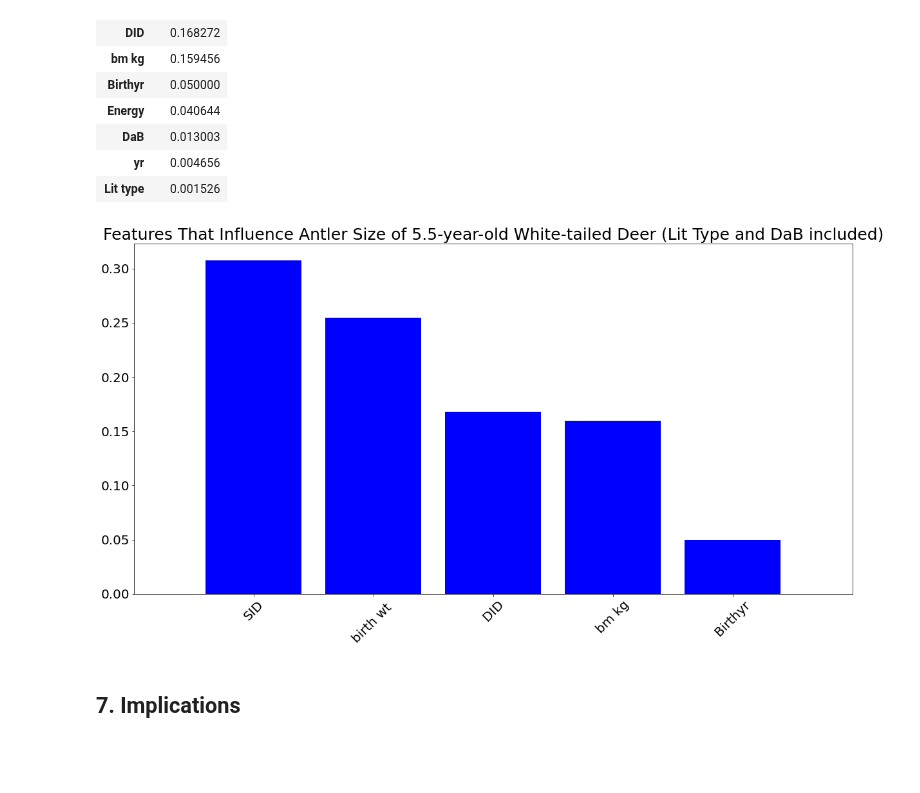
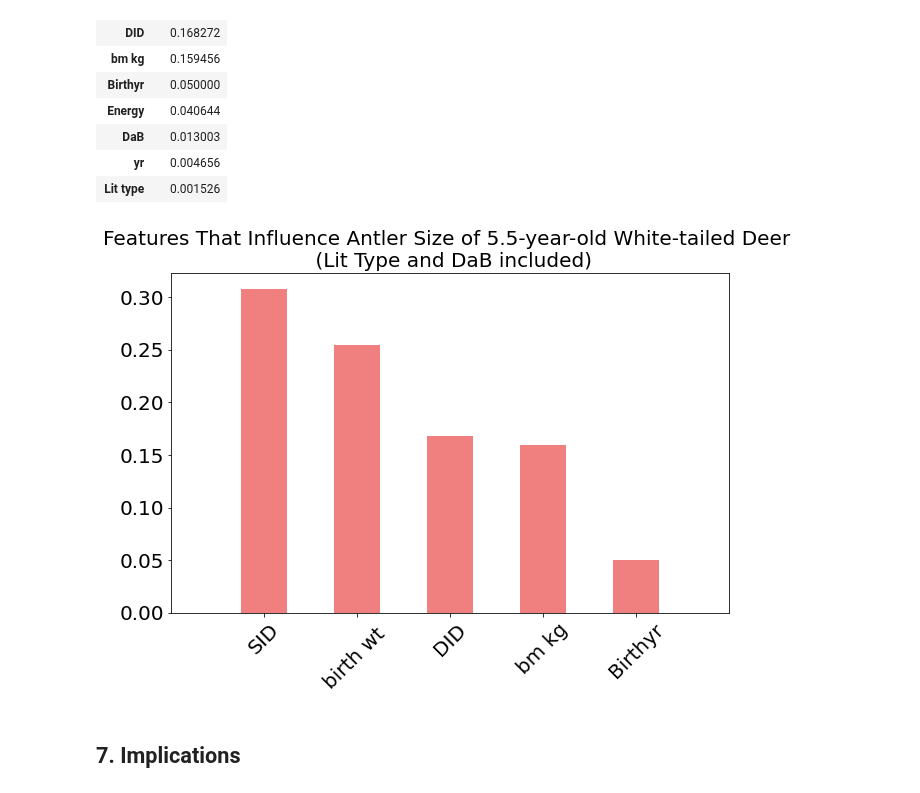
Before and after one commit to sont5413/Predictors-of-Antler-Size-in-White-tailed-Deer, a Jupyter notebook: Antler Size_4.5-_&_5.5-year-olds.ipynb, the cells around one changed output. Cells and saved outputs as stored; diff of their text form; code cells hidden in the pictures; blank space fills up the shorter version.

```diff
--- a/Antler Size_4.5-_&_5.5-year-olds.ipynb
+++ b/Antler Size_4.5-_&_5.5-year-olds.ipynb
@@ -368,22 +368,22 @@ feat_importances_1
 # %%
 feature_names_1 = [col for col in X_train_1]
 feature_importances_1 = gb_1.feature_importances_
 indices_1 = np.argsort(feature_importances_1)[::-1]
 n = 5 # maximum feature importances displayed
 idx_1 = indices_1[0:n]
 std = np.std(gb_1.feature_importances_)
 
-plt.figure(figsize=(20, 10))
-titlefont = 25
-plt.title("Features That Influence Antler Size of 5.5-year-old White-tailed Deer (Lit Type and DaB included)", fontdict={'fontsize':titlefont})
-plt.bar(range(n), feature_importances_1[idx_1], color="b", align="center")
+plt.figure(figsize=(10, 6.25))
+titlefont = 20
+plt.title("Features That Influence Antler Size of 5.5-year-old White-tailed Deer \n (Lit Type and DaB included)", fontdict={'fontsize':titlefont})
+plt.bar(range(n), feature_importances_1[idx_1], color="lightcoral", width=0.5, align="center")
 xticksize = 20
 plt.xticks(range(n), [feature_names_1[id] for id in idx_1], rotation = 45, fontdict={'fontsize':xticksize})
 plt.tick_params(axis='y', which='major', labelsize=20)
 plt.xlim([-1, n])
 plt.show()
 # %% [output]
-[figure, old version]
+[figure, new version]
 # %% [markdown]
 ## 7. Implications
 # %% [markdown]
```
Also changed, not shown: parts of 3 cells of this notebook.
